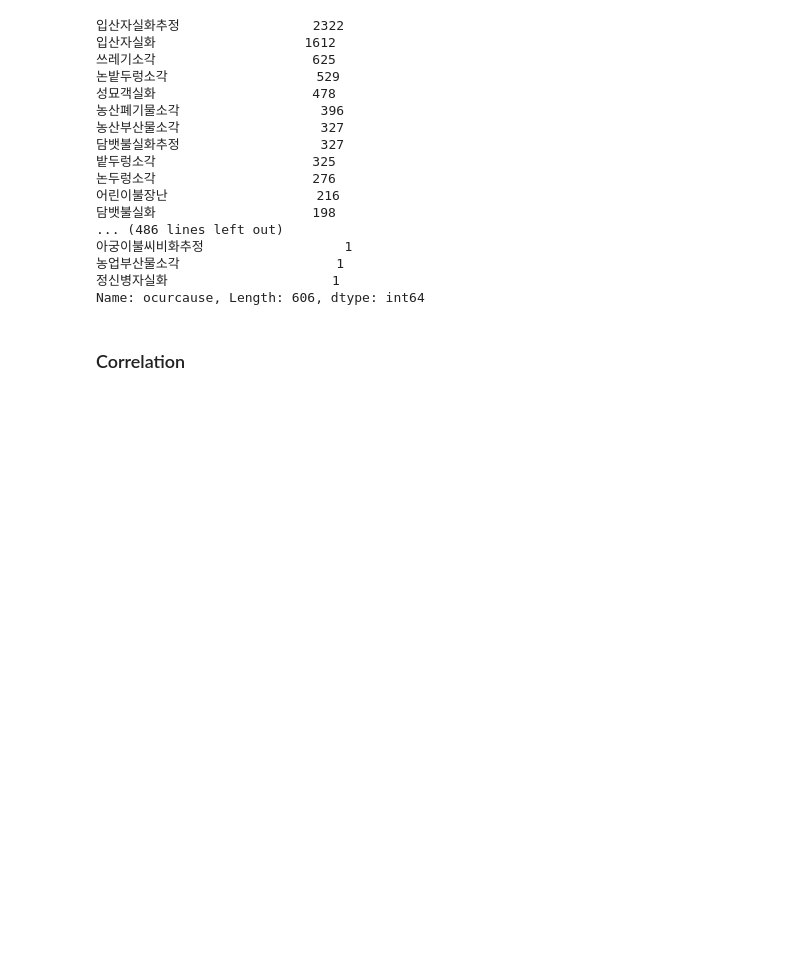
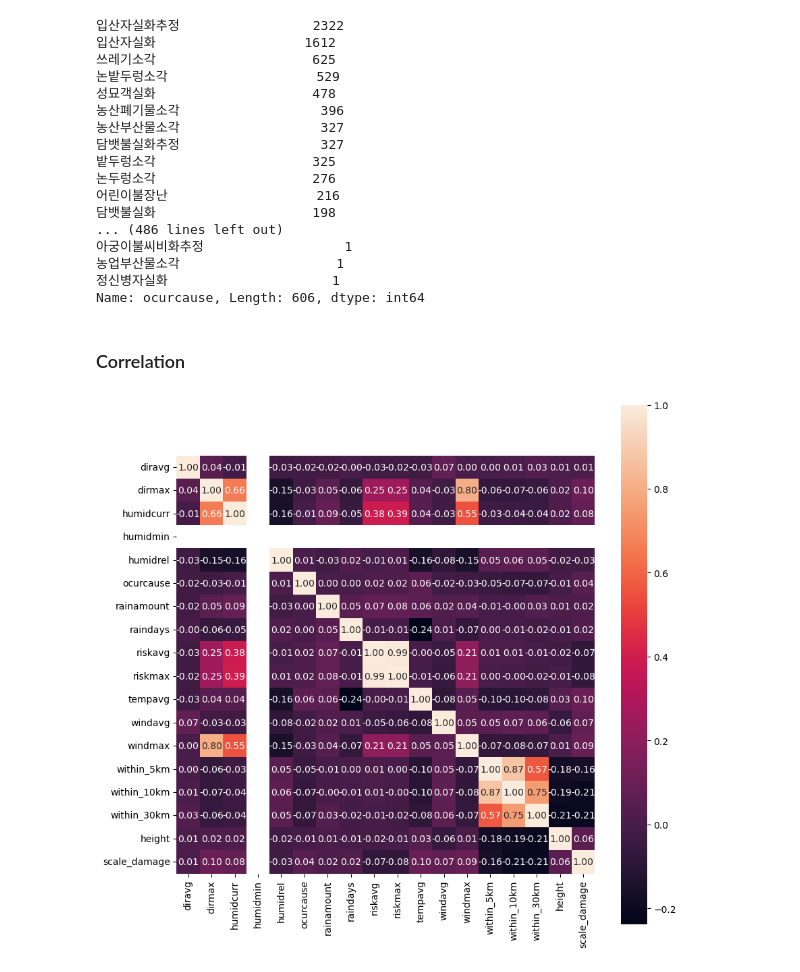
Before and after one commit to Jaezic/23_Data_Science, a Jupyter notebook: dataset/preprocess/feature_engineering.ipynb, the cells around one changed output. Cells and saved outputs as stored; diff of their text form; code cells hidden in the pictures; blank space fills up the shorter version.

```diff
--- a/dataset/preprocess/feature_engineering.ipynb
+++ b/dataset/preprocess/feature_engineering.ipynb
@@ -86,6 +87,9 @@ Name: ocurcause, Length: 606, dtype: int64
 # %% [markdown]
 ### Correlation
 # %%
+df = pd.read_csv("../preprocessed.csv", na_filter=True, keep_default_na=False, na_values=[''])
 plt.figure(figsize=(10, 10))
 sns.heatmap(df.corr(), annot=True, fmt='.2f', square=True)
 plt.show()
+# %% [output]
+[figure, added]
```
Also changed, not shown: parts of 4 cells of this notebook, 28 other files.
